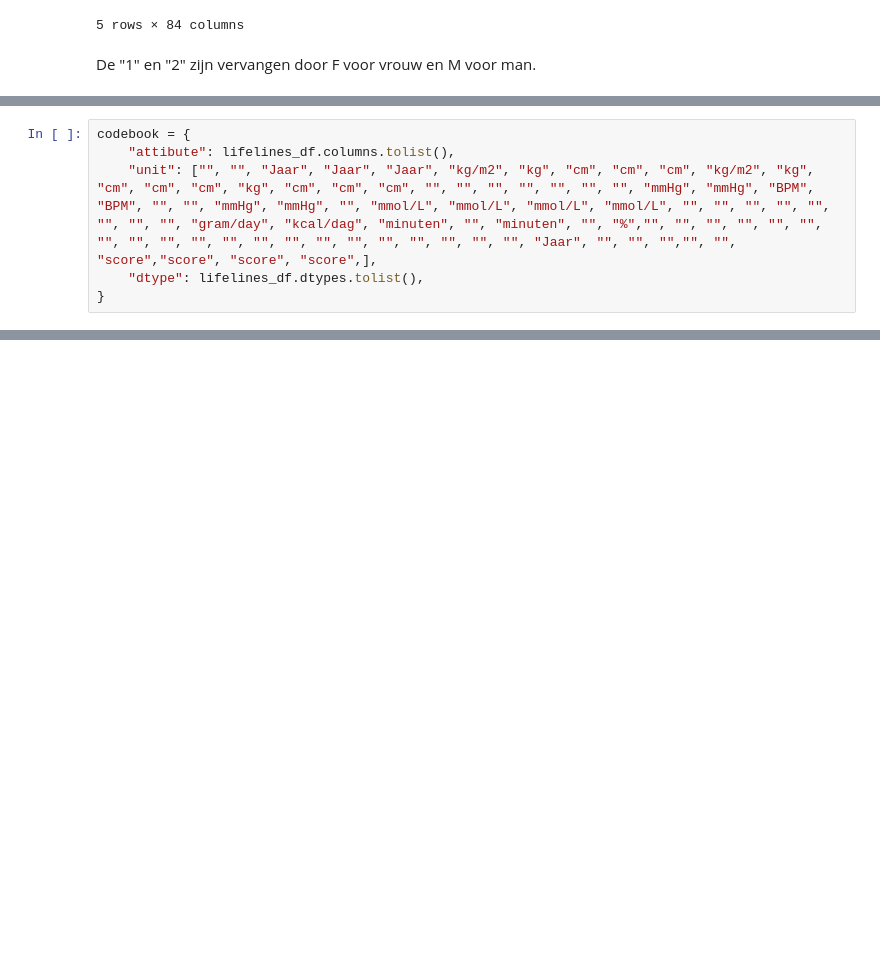
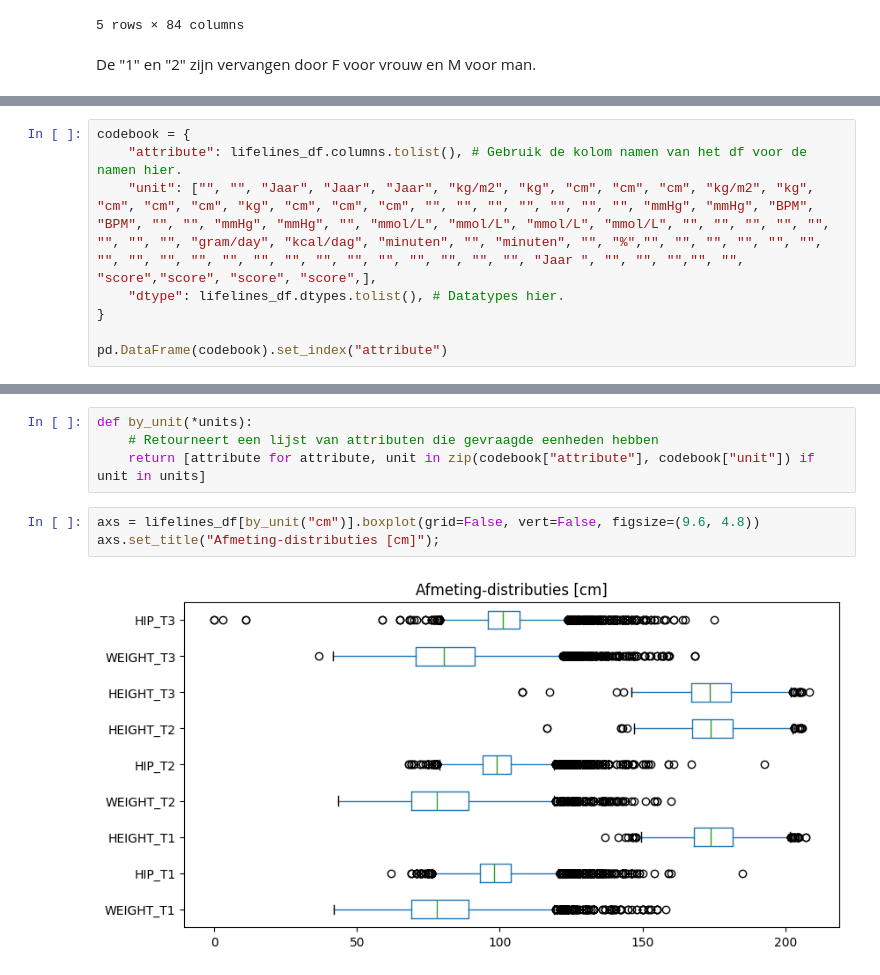
Before and after one commit to Fl-ris/Lifelines_Classifier, a Jupyter notebook: Lifelines_classifier.ipynb, the cells around one changed output, grey strips where cells are left out. Saved outputs shown, nothing was run; the diff lists cells and outputs as text; blank space fills up the shorter version.

Commit message:
Exploratieve data analyze begonnen.

```diff
--- a/Lifelines_classifier.ipynb
+++ b/Lifelines_classifier.ipynb
@@ -76,6 +60,8 @@ i: (83, dtype('float64')) a: [dtype('O'), dtype('int64'), dtype('int64'), dtype(
 # %%
 codebook = {
-    "attibute": lifelines_df.columns.tolist(),
-    "unit": ["", "", "Jaar", "Jaar", "Jaar", "kg/m2", "kg", "cm", "cm", "cm", "kg/m2", "kg", "cm", "cm", "cm", "kg", "cm", "cm", "cm", "", "", "", "", "", "", "", "mmHg", "mmHg", "BPM", "BPM", "", "", "mmHg", "mmHg", "", "mmol/L", "mmol/L", "mmol/L", "mmol/L", "", "", "", "", "", "", "", "", "gram/day", "kcal/dag", "minuten", "", "minuten", "", "%","", "", "", "", "", "", "", "", "", "", "", "", "", "", "", "", "", "", "", "", "Jaar", "", "", "","", "", "score","score", "score", "score",],
-    "dtype": lifelines_df.dtypes.tolist(),
+    "attribute": lifelines_df.columns.tolist(), # Gebruik de kolom namen van het df voor de namen hier.
+    "unit": ["", "", "Jaar", "Jaar", "Jaar", "kg/m2", "kg", "cm", "cm", "cm", "kg/m2", "kg", "cm", "cm", "cm", "kg", "cm", "cm", "cm", "", "", "", "", "", "", "", "mmHg", "mmHg", "BPM", "BPM", "", "", "mmHg", "mmHg", "", "mmol/L", "mmol/L", "mmol/L", "mmol/L", "", "", "", "", "", "", "", "", "gram/day", "kcal/dag", "minuten", "", "minuten", "", "%","", "", "", "", "", "", "", "", "", "", "", "", "", "", "", "", "", "", "", "", "Jaar ", "", "", "","", "", "score","score", "score", "score",],
+    "dtype": lifelines_df.dtypes.tolist(), # Datatypes hier.
 }
+
+pd.DataFrame(codebook).set_index("attribute")
@@ -83,0 +127,9 @@ De "unit" kolommen zijn met de hand ingevuld.
+# %%
+def by_unit(*units):
+    # Retourneert een lijst van attributen die gevraagde eenheden hebben
+    return [attribute for attribute, unit in zip(codebook["attribute"], codebook["unit"]) if unit in units]
+# %%
+axs = lifelines_df[by_unit("cm")].boxplot(grid=False, vert=False, figsize=(9.6, 4.8))
+axs.set_title("Afmeting-distributies [cm]");
+# %% [output]
+[figure, added]
```
Also changed, not shown: parts of 14 cells of this notebook.
